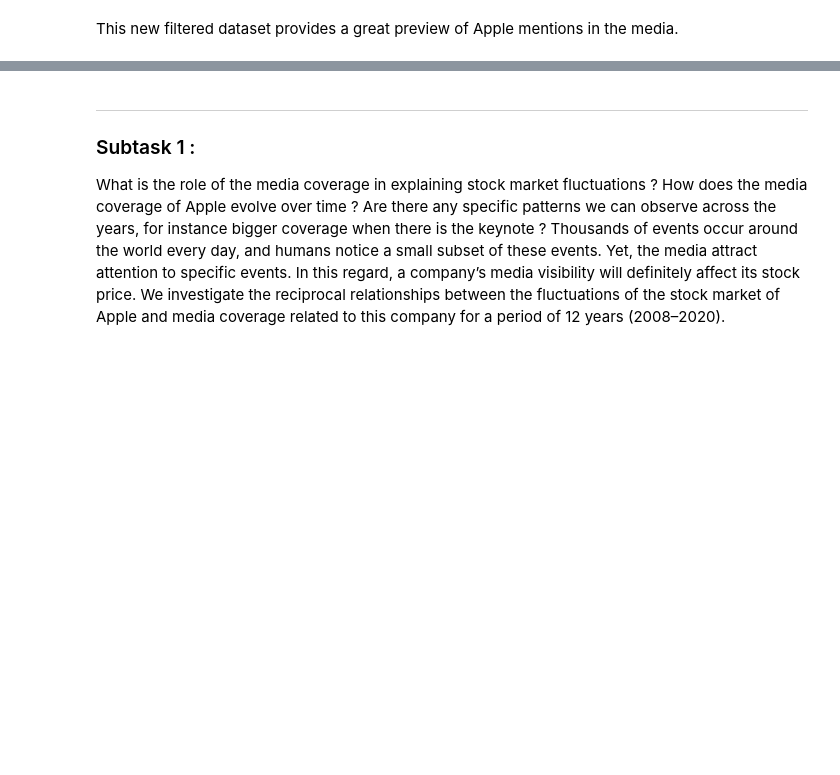
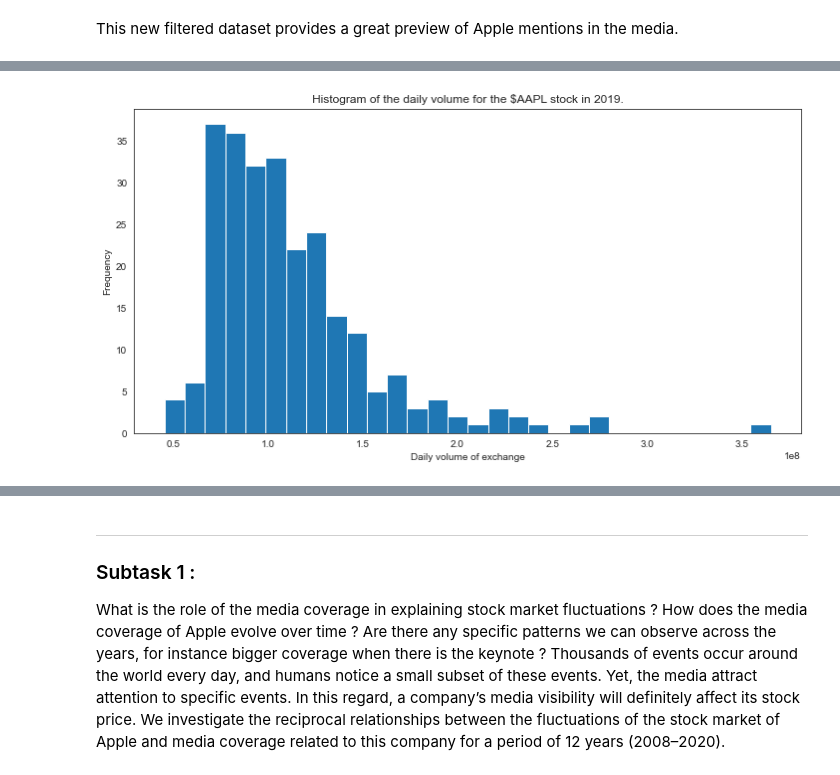
Before and after one commit to raphaelattias/apple-stock-analytics, a Jupyter notebook: main.ipynb, the cells around one changed output, grey strips where cells are left out. Cells and saved outputs as stored; diff of their text form; code cells hidden in the pictures; blank space fills up the shorter version.

```diff
--- a/main.ipynb
+++ b/main.ipynb
@@ -94 +102,5 @@ We can also observe the distribution of the volume and daily price difference be
+# %%
+stock("AAPL", year = year, fig = "volume")
+# %% [output]
+[figure, added]
 # %%
```
Also changed, not shown: parts of 6 cells of this notebook, 1 other file.
